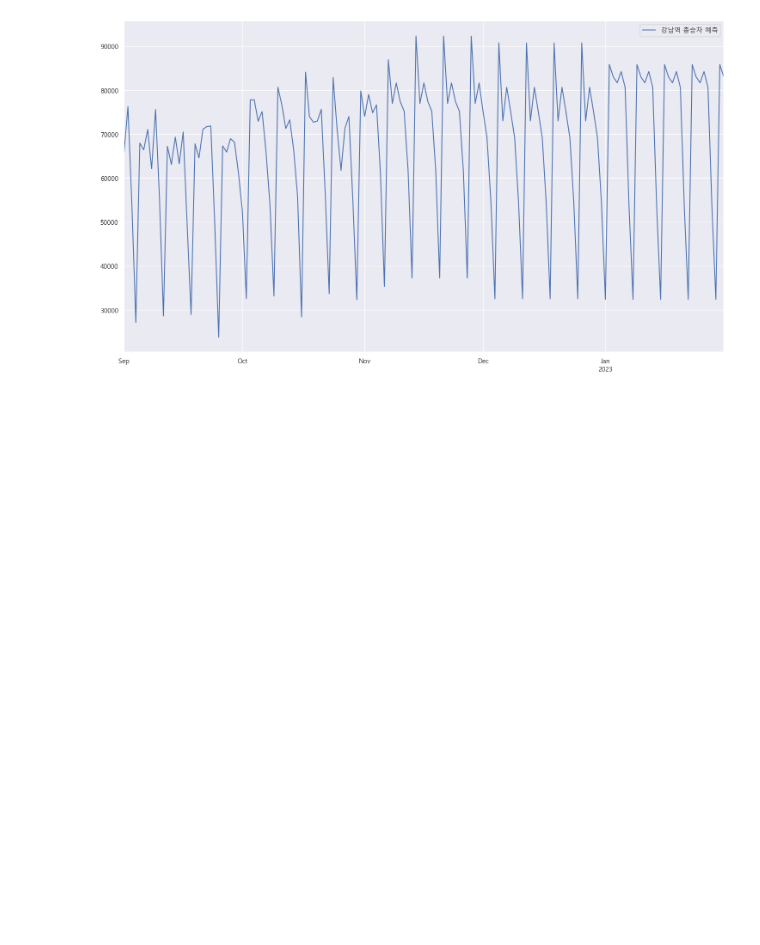
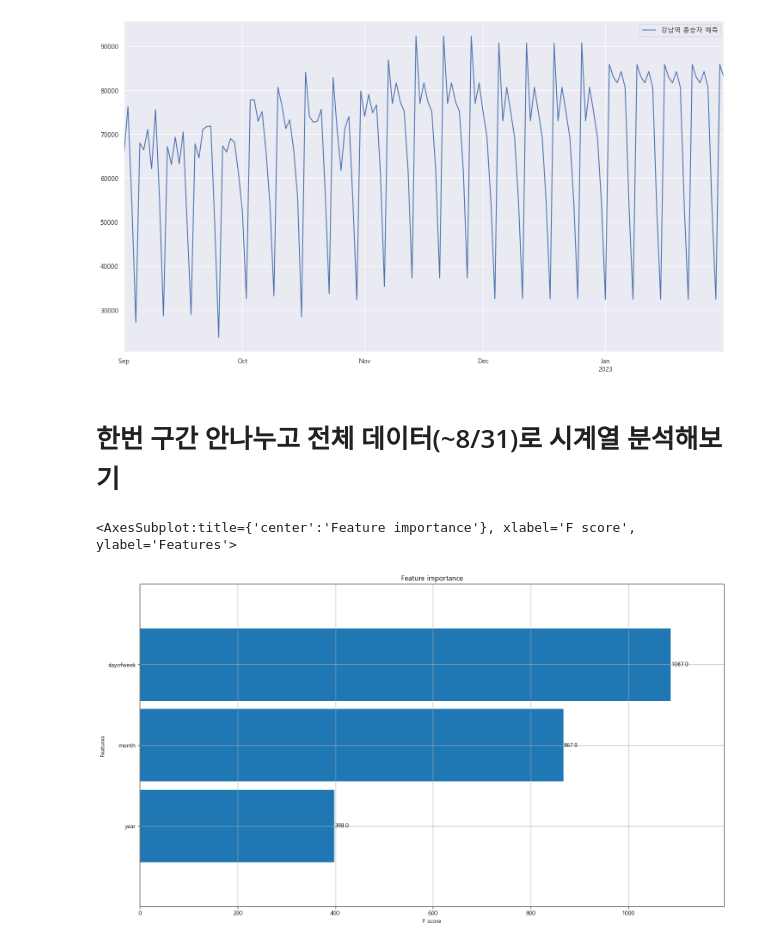
Before and after one commit to L2egg/L2egg, a Jupyter notebook: 결과.ipynb, the cells around one changed output. Saved outputs shown, nothing was run; the diff lists cells and outputs as text; code cells hidden in the pictures; blank space fills up the shorter version.

```diff
--- a/결과.ipynb
+++ b/결과.ipynb
@@ -373,3 +372,29 @@ xgboost.plot()
 <AxesSubplot:>
 [figure]
 [figure]
+# %% [markdown]
+# 한번 구간 안나누고 전체 데이터(~8/31)로 시계열 분석해보기
+# %%
+dataset_total = dataset_total_1[dataset_total_1['date'] < '2022-11-07']
+# %%
+df = dataset_total[['date', '서울']]
+df.set_index('date', inplace=True)
+df['month'] = df.index.month
+df['year'] = df.index.year
+df['dayofweek'] = df.index.dayofweek
+split = '2022-03-01'
+
+train = df[df.index < split]
+test = df[df.index >= split]
+
+y_train = train.loc[:,'서울']
+X_train = train.drop('서울',axis=1)
+y_test = test.loc[:,'서울']
+X_test = test.drop('서울', axis=1)
+
+XG_model_month = xgb.XGBRegressor(n_estimators=300)
+XG_model_month.fit(X_train, y_train, eval_set=[(X_test, y_test)], early_stopping_rounds=50,verbose=False)
+plot_importance(XG_model_month, height=0.9)
+# %% [output]
+<AxesSubplot:title={'center':'Feature importance'}, xlabel='F score', ylabel='Features'>
+[figure, added]
```
Also changed, not shown: parts of 4 cells of this notebook.
